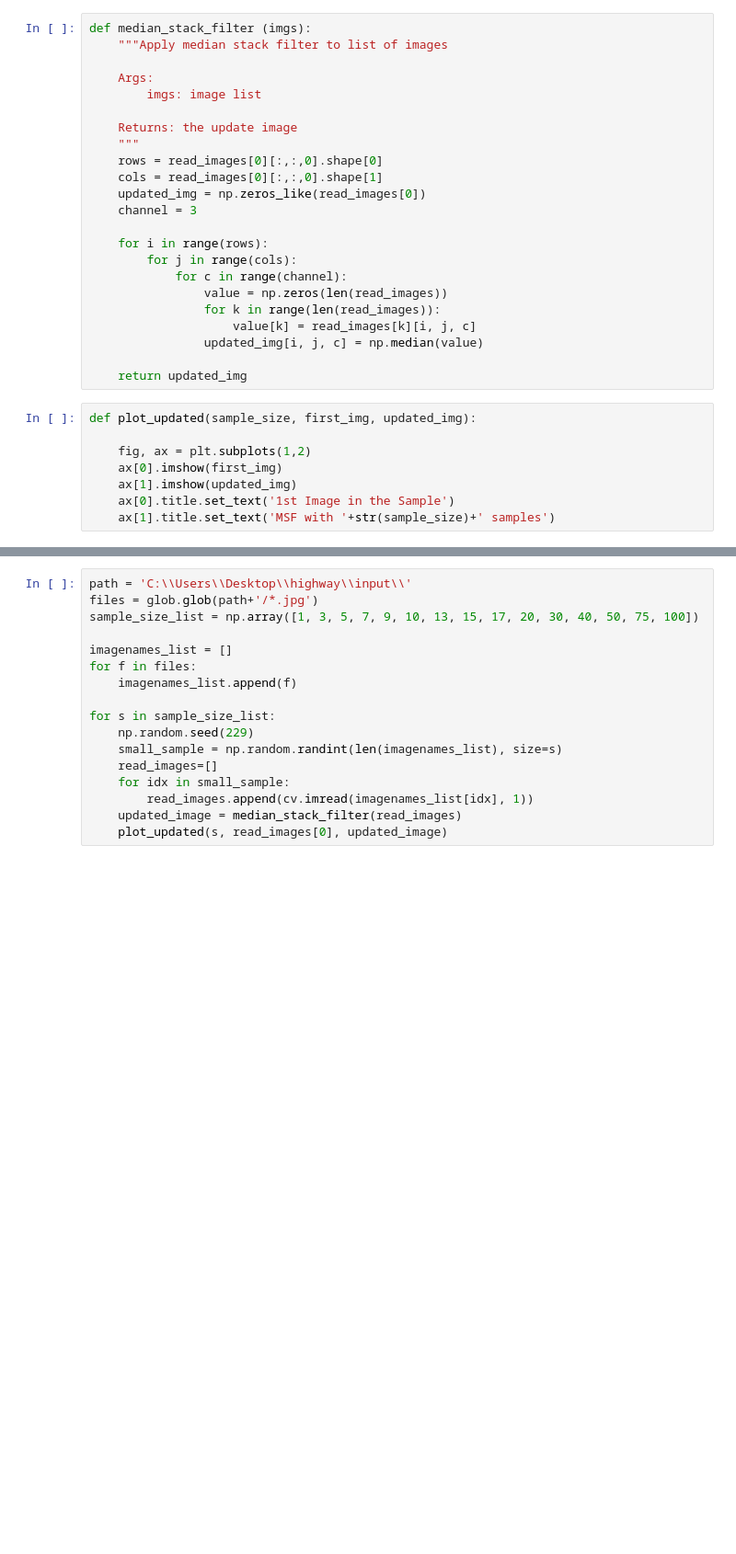
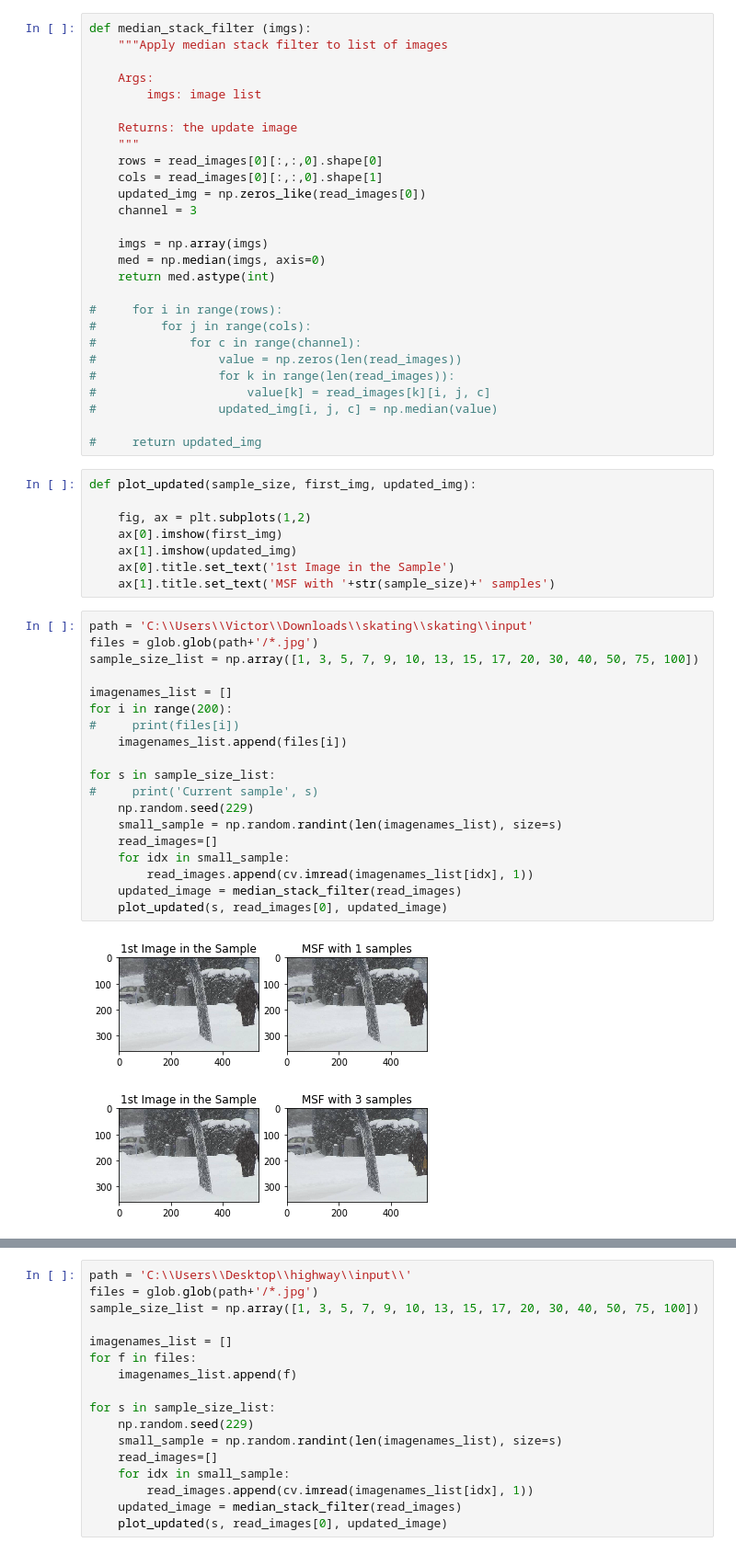
Before and after one commit to vchen36/cs229-movingobjects, a Jupyter notebook: notebooks/MedianStackFilter-Experiment.ipynb, the cells around one changed output, grey strips where cells are left out. Shown at 92% size. Saved outputs shown, nothing was run; the diff lists cells and outputs as text; blank space fills up the shorter version.

```diff
--- a/notebooks/MedianStackFilter-Experiment.ipynb
+++ b/notebooks/MedianStackFilter-Experiment.ipynb
@@ -19,15 +21,19 @@ def median_stack_filter (imgs):
     updated_img = np.zeros_like(read_images[0])
     channel = 3
 
-    for i in range(rows):
-        for j in range(cols):
-            for c in range(channel):
-                value = np.zeros(len(read_images))
-                for k in range(len(read_images)):
-                    value[k] = read_images[k][i, j, c]
-                updated_img[i, j, c] = np.median(value)
+    imgs = np.array(imgs)
+    med = np.median(imgs, axis=0)
+    return med.astype(int)
 
-    return updated_img
+#     for i in range(rows):
+#         for j in range(cols):
+#             for c in range(channel):
+#                 value = np.zeros(len(read_images))
+#                 for k in range(len(read_images)):
+#                     value[k] = read_images[k][i, j, c]
+#                 updated_img[i, j, c] = np.median(value)
+
+#     return updated_img
 # %%
 def plot_updated(sample_size, first_img, updated_img):
 
@@ -36,3 +42,25 @@ def plot_updated(sample_size, first_img, updated_img):
     ax[1].imshow(updated_img)
     ax[0].title.set_text('1st Image in the Sample')
     ax[1].title.set_text('MSF with '+str(sample_size)+' samples')
+# %%
+path = 'C:\\Users\\Victor\\Downloads\\skating\\skating\\input'
+files = glob.glob(path+'/*.jpg')
+sample_size_list = np.array([1, 3, 5, 7, 9, 10, 13, 15, 17, 20, 30, 40, 50, 75, 100])
+
+imagenames_list = []
+for i in range(200):
+#     print(files[i])
+    imagenames_list.append(files[i])
+
+for s in sample_size_list:
+#     print('Current sample', s)
+    np.random.seed(229)
+    small_sample = np.random.randint(len(imagenames_list), size=s)
+    read_images=[]
+    for idx in small_sample:
+        read_images.append(cv.imread(imagenames_list[idx], 1))
+    updated_image = median_stack_filter(read_images)
+    plot_updated(s, read_images[0], updated_image)
+# %% [output]
+[figure, added]
+[figure, added]
```
Also changed, not shown: parts of 2 cells of this notebook, 1 other file.
